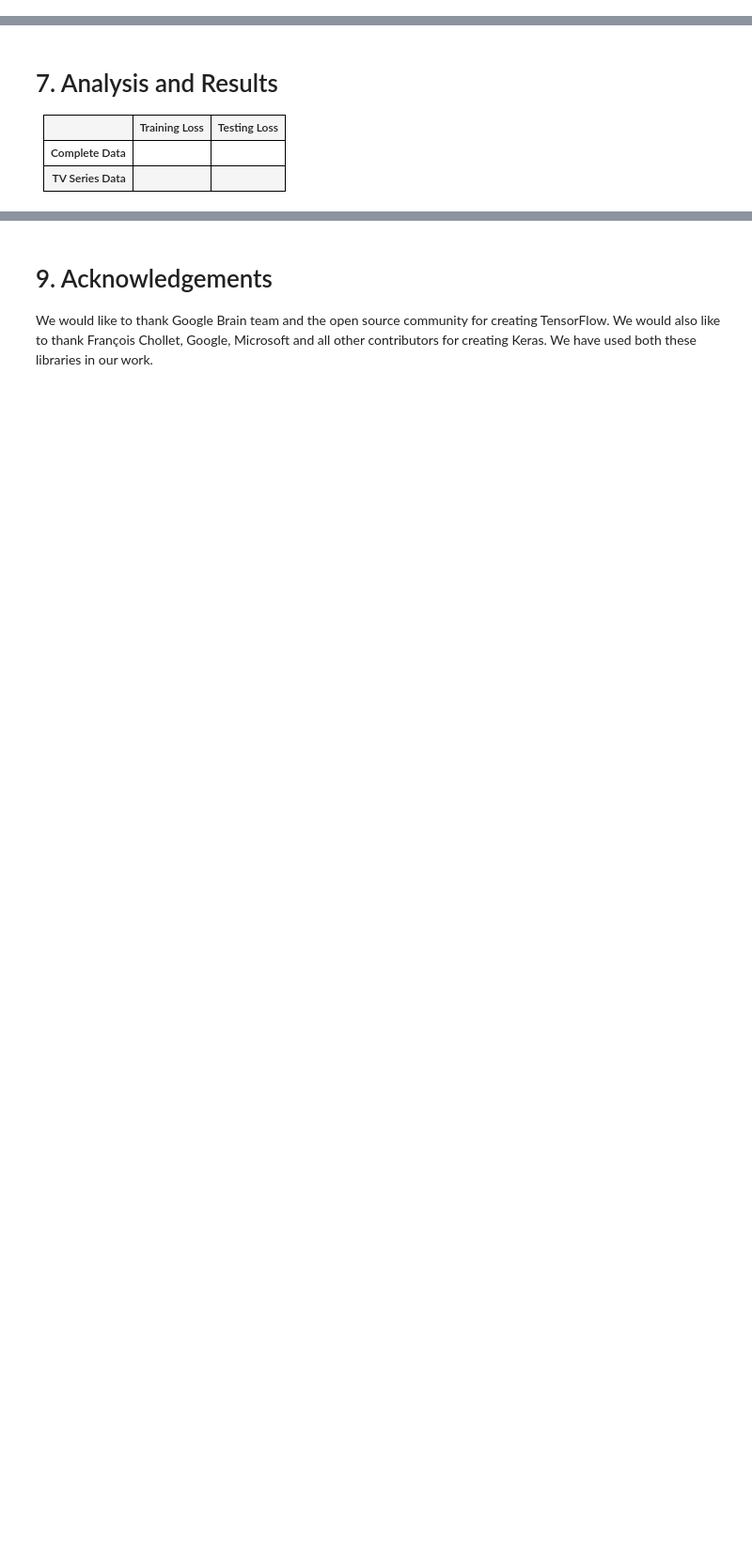
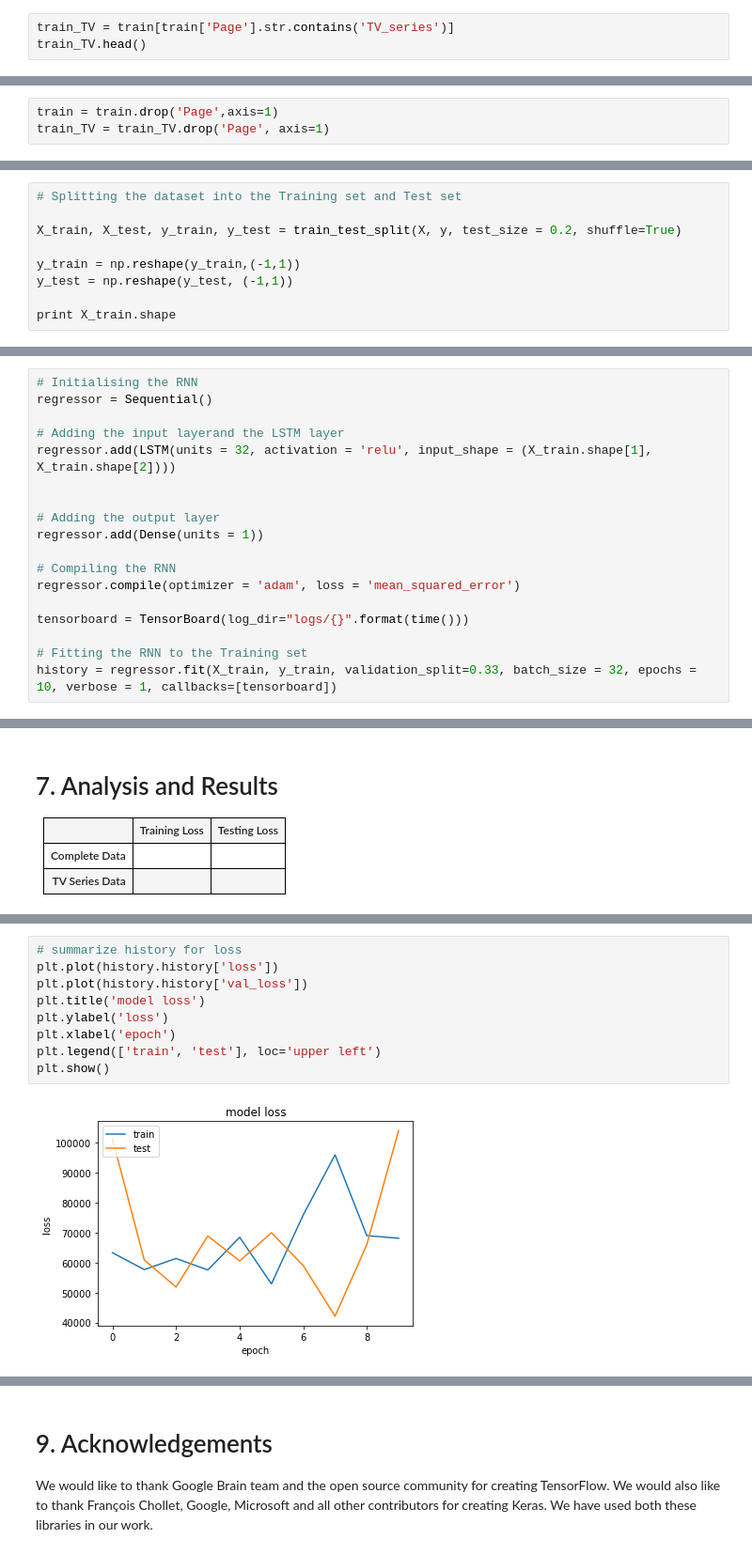
Before and after one commit to TheSPD/CS671-Web-Traffic-Analysis, a Jupyter notebook: Final_report.ipynb, the cells around one changed output, grey strips where cells are left out. Shown: that part at 94% size. Cells and saved outputs as stored; diff of their text form; blank space fills up the shorter version.

```diff
--- a/Final_report.ipynb
+++ b/Final_report.ipynb
@@ -61,0 +128,3 @@ as opposed to political figures like Donald Trump, where you can see a sudden sp
+# %%
+train_TV = train[train['Page'].str.contains('TV_series')]
+train_TV.head()
@@ -61,0 +182,3 @@ as opposed to political figures like Donald Trump, where you can see a sudden sp
+# %%
+train = train.drop('Page',axis=1)
+train_TV = train_TV.drop('Page', axis=1)
@@ -61,0 +304,9 @@ as opposed to political figures like Donald Trump, where you can see a sudden sp
+# %%
+# Splitting the dataset into the Training set and Test set
+
+X_train, X_test, y_train, y_test = train_test_split(X, y, test_size = 0.2, shuffle=True)
+
+y_train = np.reshape(y_train,(-1,1))
+y_test = np.reshape(y_test, (-1,1))
+
+print X_train.shape
@@ -61,0 +328,18 @@ as opposed to political figures like Donald Trump, where you can see a sudden sp
+# %%
+# Initialising the RNN
+regressor = Sequential()
+
+# Adding the input layerand the LSTM layer
+regressor.add(LSTM(units = 32, activation = 'relu', input_shape = (X_train.shape[1], X_train.shape[2])))
+
+
+# Adding the output layer
+regressor.add(Dense(units = 1))
+
+# Compiling the RNN
+regressor.compile(optimizer = 'adam', loss = 'mean_squared_error')
+
+tensorboard = TensorBoard(log_dir="logs/{}".format(time()))
+
+# Fitting the RNN to the Training set
+history = regressor.fit(X_train, y_train, validation_split=0.33, batch_size = 32, epochs = 10, verbose = 1, callbacks=[tensorboard])
@@ -82,0 +430,11 @@ as opposed to political figures like Donald Trump, where you can see a sudden sp
+# %%
+# summarize history for loss
+plt.plot(history.history['loss'])
+plt.plot(history.history['val_loss'])
+plt.title('model loss')
+plt.ylabel('loss')
+plt.xlabel('epoch')
+plt.legend(['train', 'test'], loc='upper left')
+plt.show()
+# %% [output]
+[figure, added]
```
Also changed, not shown: parts of 46 cells of this notebook, 6 other files.
